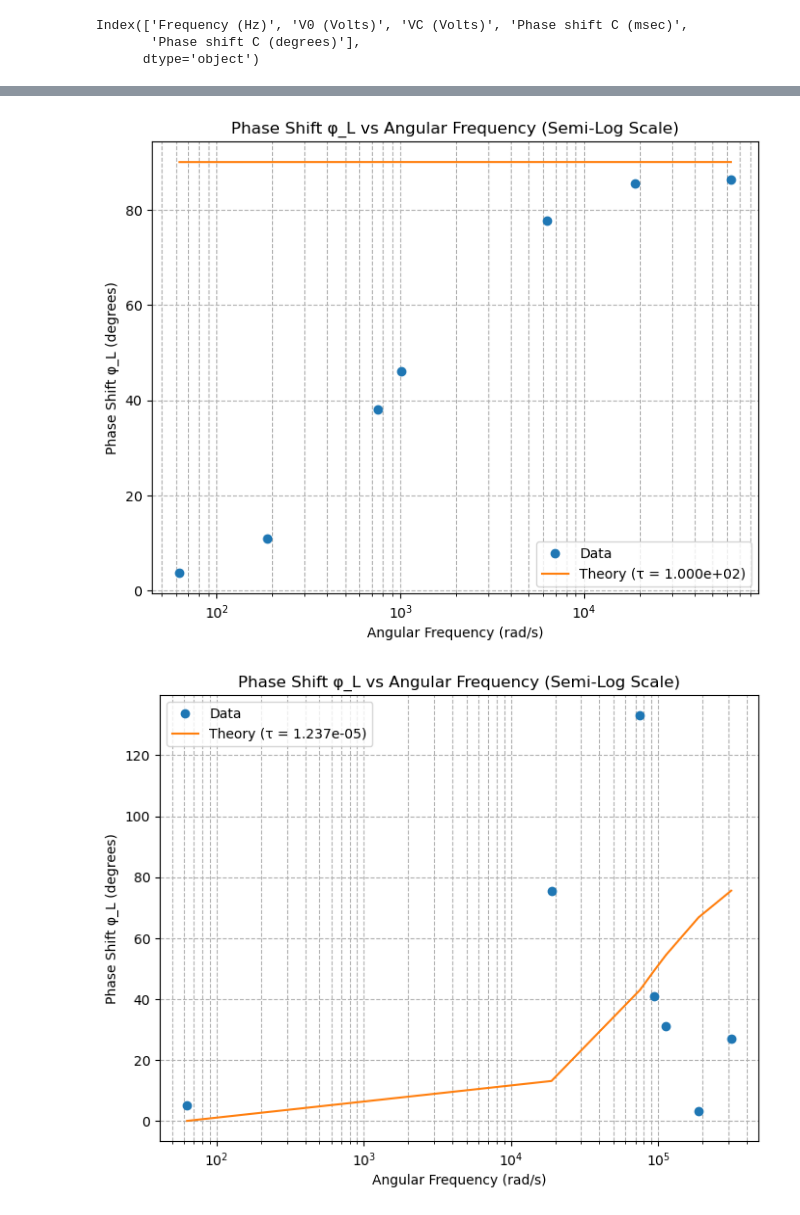
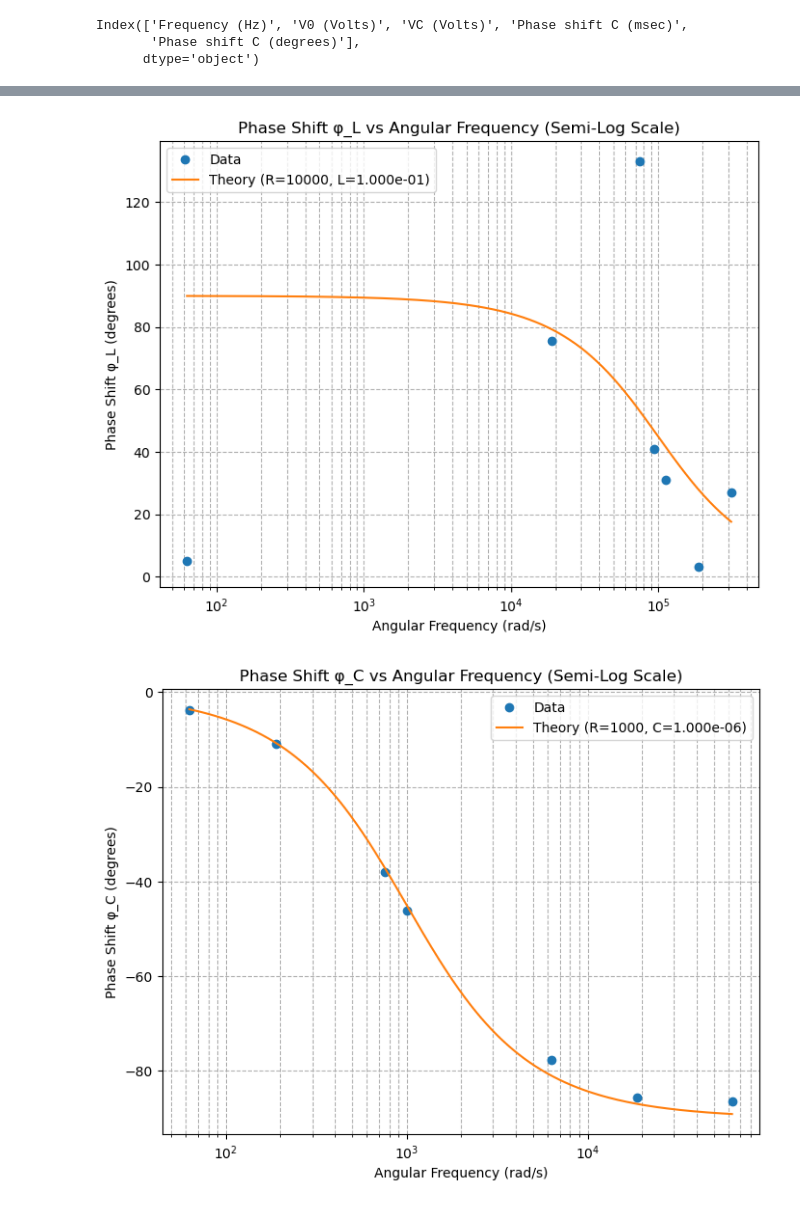
Before and after one commit to Faith-Qiao/physics5bl, a Jupyter notebook: lab9/lab9.ipynb, the cells around one changed output, grey strips where cells are left out. Saved outputs shown, nothing was run; the diff lists cells and outputs as text; code cells hidden in the pictures.

```diff
--- a/lab9/lab9.ipynb
+++ b/lab9/lab9.ipynb
@@ -108,43 +144,58 @@ A: 1.001 ± 0.052
 τ: 1.237e-05 ± 1.956e-06
 [figure]
 # %%
-def phase_shift_function(omega, tau):
-    """
-    Theoretical phase shift equation: φ = atan(ωτ)
-    """
-    return np.arctan(omega * tau)
+def phase_shift_function(omega, R, L):
 
-def plot_phase_shift(frequencies, phase_shift_data, tau):
-    """
-    Plots the phase shift (phi_L) as a function of angular frequency using a semi-log scale.
+    return np.arctan(R / (omega * L))
 
-    Parameters:
-    - frequencies: List or array of frequencies (in Hz)
-    - phase_shift_data: List or array of phase shift values (in degrees)
-    - tau: Time constant (τ) obtained from the fit of V_L / V_0
-    """
-    # Convert frequency to angular frequency (omega = 2 * pi * frequency)
+def plot_phase_shift(frequencies, phase_shift_data, R, L):
     omega = 2 * np.pi * np.array(frequencies)
 
-    # Convert phase shift from degrees to radians for comparison
     phase_shift_rad = np.radians(phase_shift_data)
 
-    # Theoretical phase shift based on tau
-    phase_shift_theory = phase_shift_function(omega, tau)
+    omega_smooth = np.logspace(np.log10(min(omega)), np.log10(max(omega)), 500)
 
-    # Plotting
+    phase_shift_theory = phase_shift_function(omega_smooth, R, L)
+
     plt.figure(figsize=(8, 6))
     plt.semilogx(omega, np.degrees(phase_shift_rad), 'o', label='Data')
-    plt.semilogx(omega, np.degrees(phase_shift_theory), '-', label=f'Theory (τ = {tau:.3e})')
+    plt.semilogx(omega_smooth, np.degrees(phase_shift_theory), '-', label=f'Theory (R={R}, L={L:.3e})')
     plt.xlabel('Angular Frequency (rad/s)')
     plt.ylabel('Phase Shift φ_L (degrees)')
     plt.title('Phase Shift φ_L vs Angular Frequency (Semi-Log Scale)')
     plt.grid(True, which="both", linestyle='--')
     plt.legend()
     plt.show()
+
+
+
+plot_phase_shift(frequencies_2, phase_2, R = 10000, L= 0.1)
+# %% [output]
+[figure, added]
-# %%
-plot_phase_shift(frequencies_1, phase_1, 1.000e+02)
-plot_phase_shift(frequencies_2, phase_2,1.237e-05 )
-# %% [output]
-[figure, removed]
-[figure, removed]
+# %%
+def phase_shift_function_capacitor(omega, R, C):
+    return -np.arctan(omega * R * C)
+
+def plot_phase_shift_capacitor(frequencies, phase_shift_data, R, C):
+
+    omega = 2 * np.pi * np.array(frequencies)
+    phase_shift_rad = np.radians(phase_shift_data)
+
+    omega_smooth = np.logspace(np.log10(min(omega)), np.log10(max(omega)), 500)
+
+    phase_shift_theory = phase_shift_function_capacitor(omega_smooth, R, C)
+    omega = -2 * np.pi * np.array(frequencies)
+    plt.figure(figsize=(8, 6))
+    plt.semilogx(-omega, -np.degrees(phase_shift_rad), 'o', label='Data')
+    plt.semilogx(omega_smooth, np.degrees(phase_shift_theory), '-', label=f'Theory (R={R}, C={C:.3e})')
+    plt.xlabel('Angular Frequency (rad/s)')
+    plt.ylabel('Phase Shift φ_C (degrees)')
+    plt.title('Phase Shift φ_C vs Angular Frequency (Semi-Log Scale)')
+    plt.grid(True, which="both", linestyle='--')
+    plt.legend()
+    plt.show()
+
+
+plot_phase_shift_capacitor(frequencies_1, phase_1, R = 1000, C = .000001)
+# %% [output]
+[figure, added]
```
Also changed, not shown: parts of 4 cells of this notebook.
